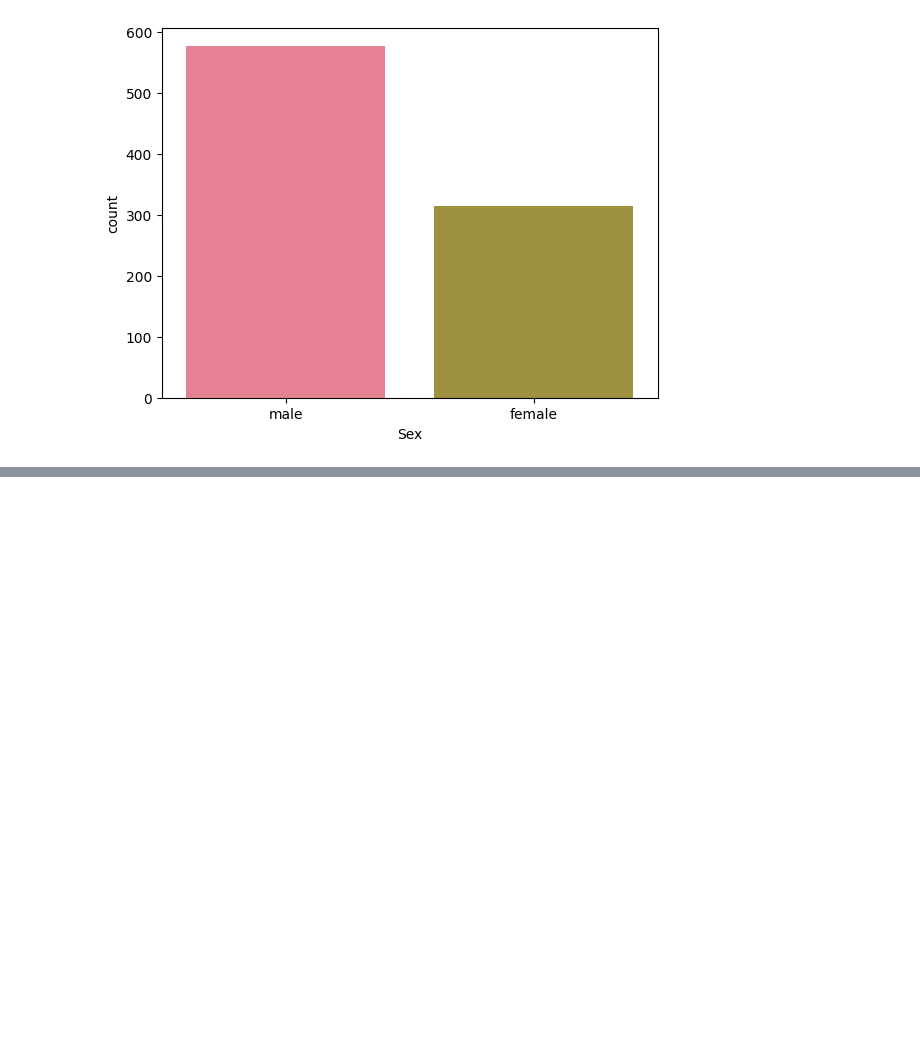
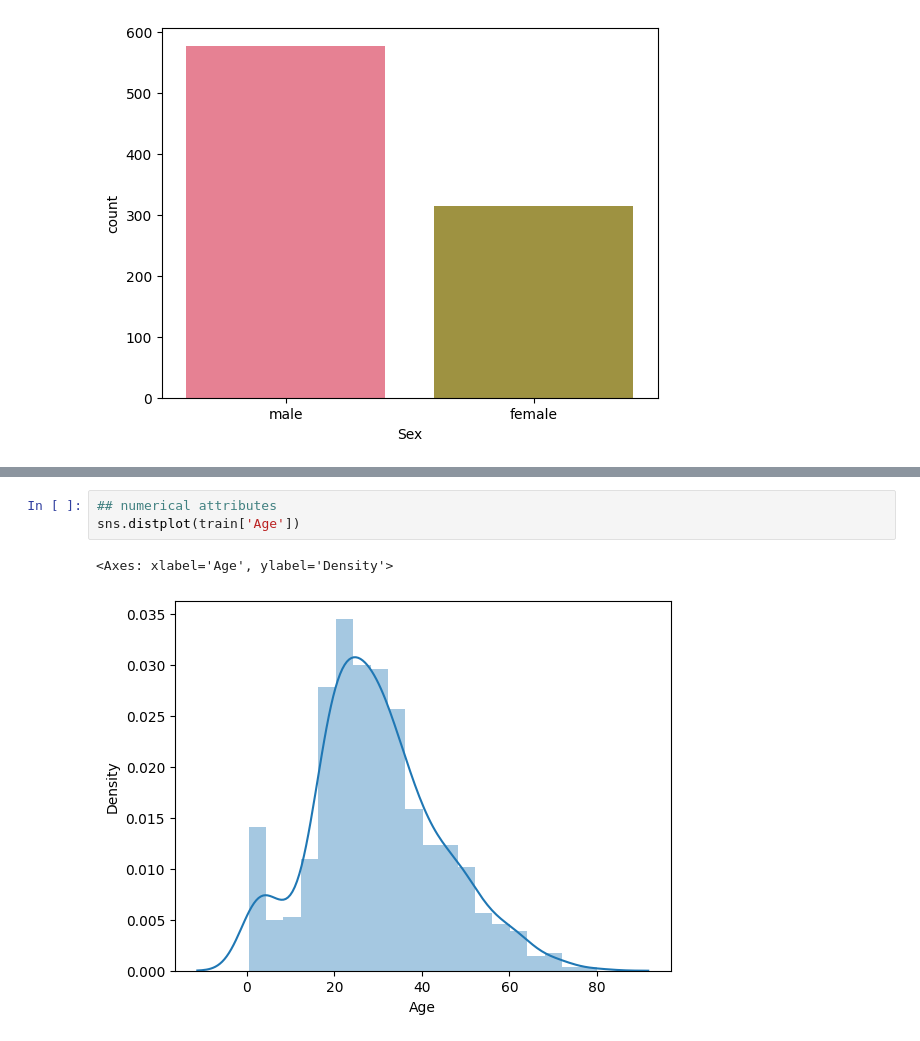
Before and after one commit to HugoBianquini/kaggle-titanic, a Jupyter notebook: titanic-classification.ipynb, the cells around one changed output, grey strips where cells are left out. Drawn from its saved outputs; the diff is of its cells as text; blank space fills up the shorter version.

```diff
--- a/titanic-classification.ipynb
+++ b/titanic-classification.ipynb
@@ -49,0 +53,6 @@ print(f'Número de mulheres no conjunto de treinamento: {gender_counts["female"]
+# %%
+## numerical attributes
+sns.distplot(train['Age'])
+# %% [output]
+<Axes: xlabel='Age', ylabel='Density'>
+[figure, added]
```
Also changed, not shown: parts of 15 cells of this notebook.
